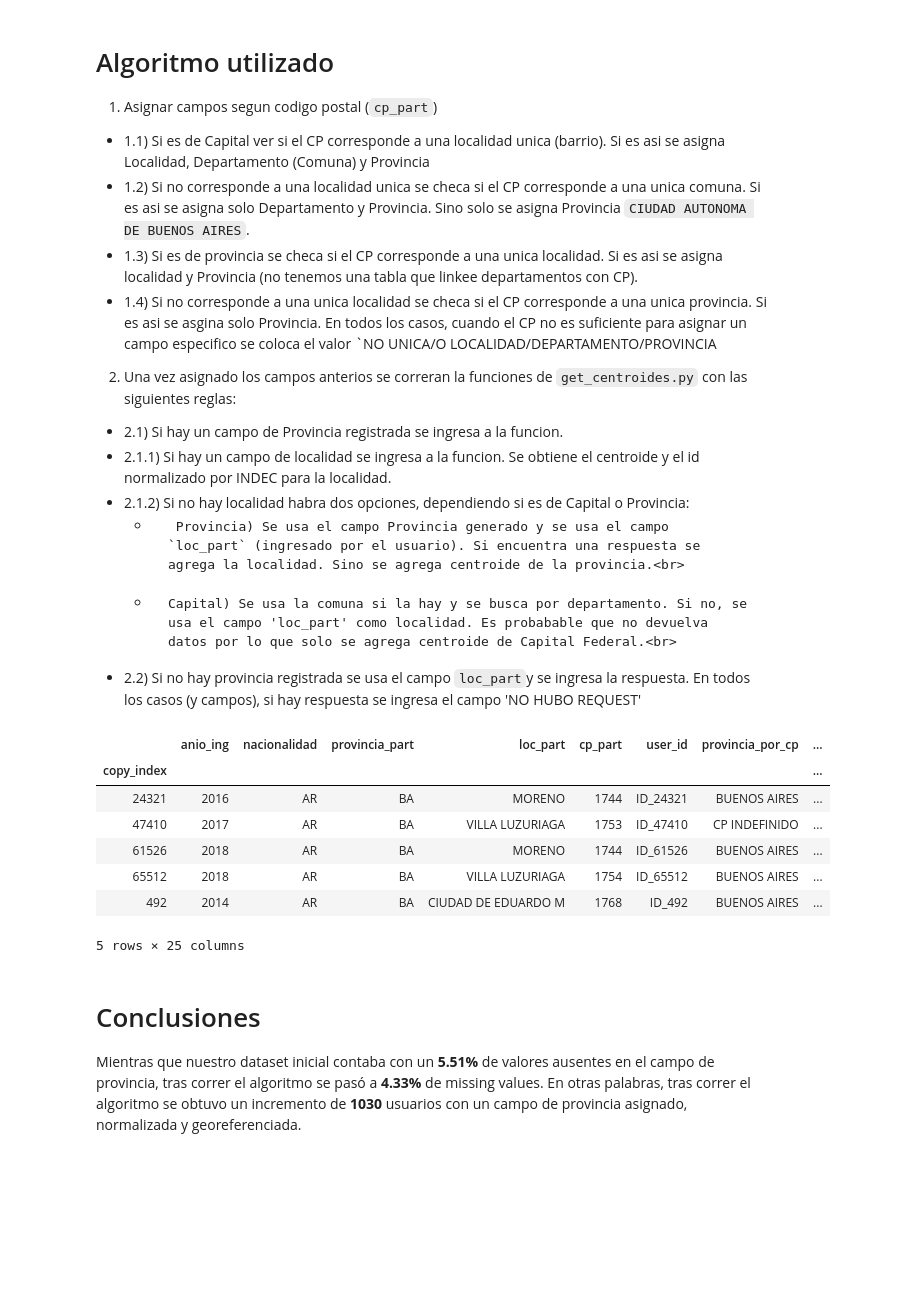
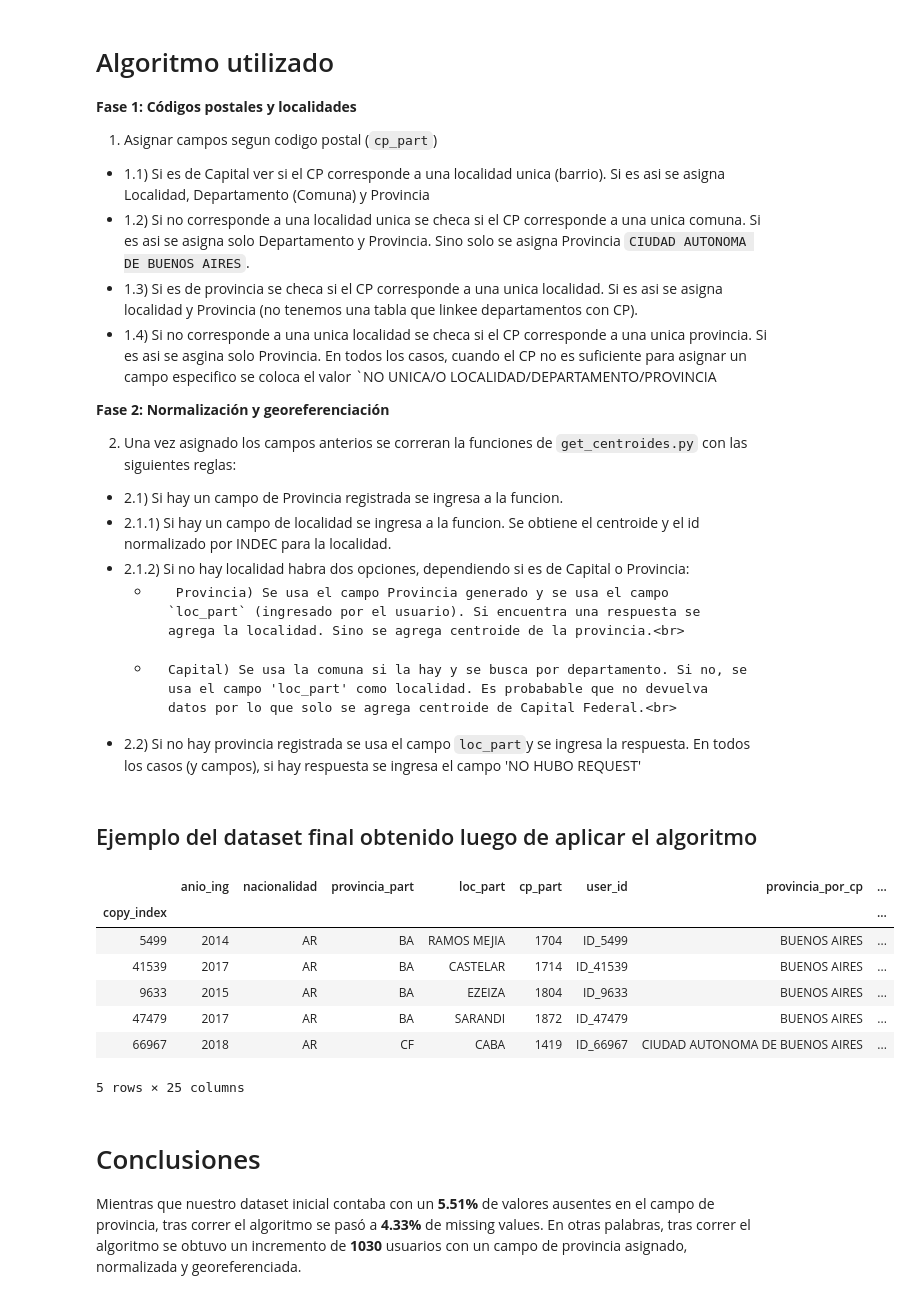
Before and after one commit to joaquinmenendez/HI_GIS, a Jupyter notebook: Informe_georeferenciamiento.ipynb, the cells around one changed output. Cells and saved outputs as stored; diff of their text form; code cells hidden in the pictures; blank space fills up the shorter version.

Commit message:
Agregue algunos puntos y ejemplos

```diff
--- a/Informe_georeferenciamiento.ipynb
+++ b/Informe_georeferenciamiento.ipynb
@@ -44,11 +52,15 @@ df.sample(5)
 # %% [markdown]
 # Algoritmo utilizado
+
+**Fase 1: Códigos postales y localidades**
 
 1) Asignar campos segun codigo postal (`cp_part`)
 - 1.1) Si es de Capital ver si el CP corresponde a una localidad unica (barrio). Si es asi se asigna Localidad, Departamento (Comuna) y Provincia<br>
 -  1.2) Si no corresponde a una localidad unica se checa si el CP corresponde a una unica comuna. Si es asi se asigna solo Departamento y Provincia. Sino solo se asigna Provincia `CIUDAD AUTONOMA DE BUENOS AIRES`.<br>
 - 1.3) Si es de provincia se checa si el CP corresponde a una unica localidad. Si es asi se asigna localidad y Provincia (no tenemos una tabla que linkee departamentos con CP).<br>
 - 1.4) Si no corresponde a una unica localidad se checa si el CP corresponde a una unica provincia. Si es asi se asgina solo Provincia. En todos los casos, cuando el CP no es suficiente para asignar un campo especifico se coloca el valor `NO UNICA/O LOCALIDAD/DEPARTAMENTO/PROVINCIA <br>
+
+**Fase 2: Normalización y georeferenciación**
 
 2) Una vez asignado los campos anterios se correran la funciones de `get_centroides.py` con las siguientes reglas:<br>
 - 2.1) Si hay un campo de Provincia registrada se ingresa a la funcion.<br>
@@ -57,17 +69,19 @@ df.sample(5)
     -      Provincia) Se usa el campo Provincia generado y se usa el campo `loc_part` (ingresado por el usuario). Si encuentra una respuesta se agrega la localidad. Sino se agrega centroide de la provincia.<br>
     -     Capital) Se usa la comuna si la hay y se busca por departamento. Si no, se usa el campo 'loc_part' como localidad. Es probabable que no devuelva datos por lo que solo se agrega centroide de Capital Federal.<br>
 - 2.2) Si no hay provincia registrada se usa el campo `loc_part`y se ingresa la respuesta. En todos los casos (y campos), si hay  respuesta se ingresa el campo 'NO HUBO REQUEST'
+# %% [markdown]
+## Ejemplo del dataset final obtenido luego de aplicar el algoritmo
 # %%
-augmented_df2 = pickle.load(open('../HI_localizacion_socios.pickle', 'rb'))
+augmented_df2 = pickle.load(open('./HI_localizacion_socios.pickle', 'rb'))
 augmented_df2.sample(5)
 # %% [output]
 |  | anio_ing | nacionalidad | provincia_part | loc_part | cp_part | user_id | provincia_por_cp | ... |
 | copy_index |  |  |  |  |  |  |  | ... |
-| 24321 | 2016 | AR | BA | MORENO | 1744 | ID_24321 | BUENOS AIRES | ... |
-| 47410 | 2017 | AR | BA | VILLA LUZURIAGA | 1753 | ID_47410 | CP INDEFINIDO | ... |
-| 61526 | 2018 | AR | BA | MORENO | 1744 | ID_61526 | BUENOS AIRES | ... |
-| 65512 | 2018 | AR | BA | VILLA LUZURIAGA | 1754 | ID_65512 | BUENOS AIRES | ... |
-| 492 | 2014 | AR | BA | CIUDAD DE EDUARDO M | 1768 | ID_492 | BUENOS AIRES | ... |
+| 5499 | 2014 | AR | BA | RAMOS MEJIA | 1704 | ID_5499 | BUENOS AIRES | ... |
+| 41539 | 2017 | AR | BA | CASTELAR | 1714 | ID_41539 | BUENOS AIRES | ... |
+| 9633 | 2015 | AR | BA | EZEIZA | 1804 | ID_9633 | BUENOS AIRES | ... |
+| 47479 | 2017 | AR | BA | SARANDI | 1872 | ID_47479 | BUENOS AIRES | ... |
+| 66967 | 2018 | AR | CF | CABA | 1419 | ID_66967 | CIUDAD AUTONOMA DE BUENOS AIRES | ... |
 5 rows × 25 columns
 # %% [markdown]
 # Conclusiones
```
Also changed, not shown: parts of 14 cells of this notebook.
